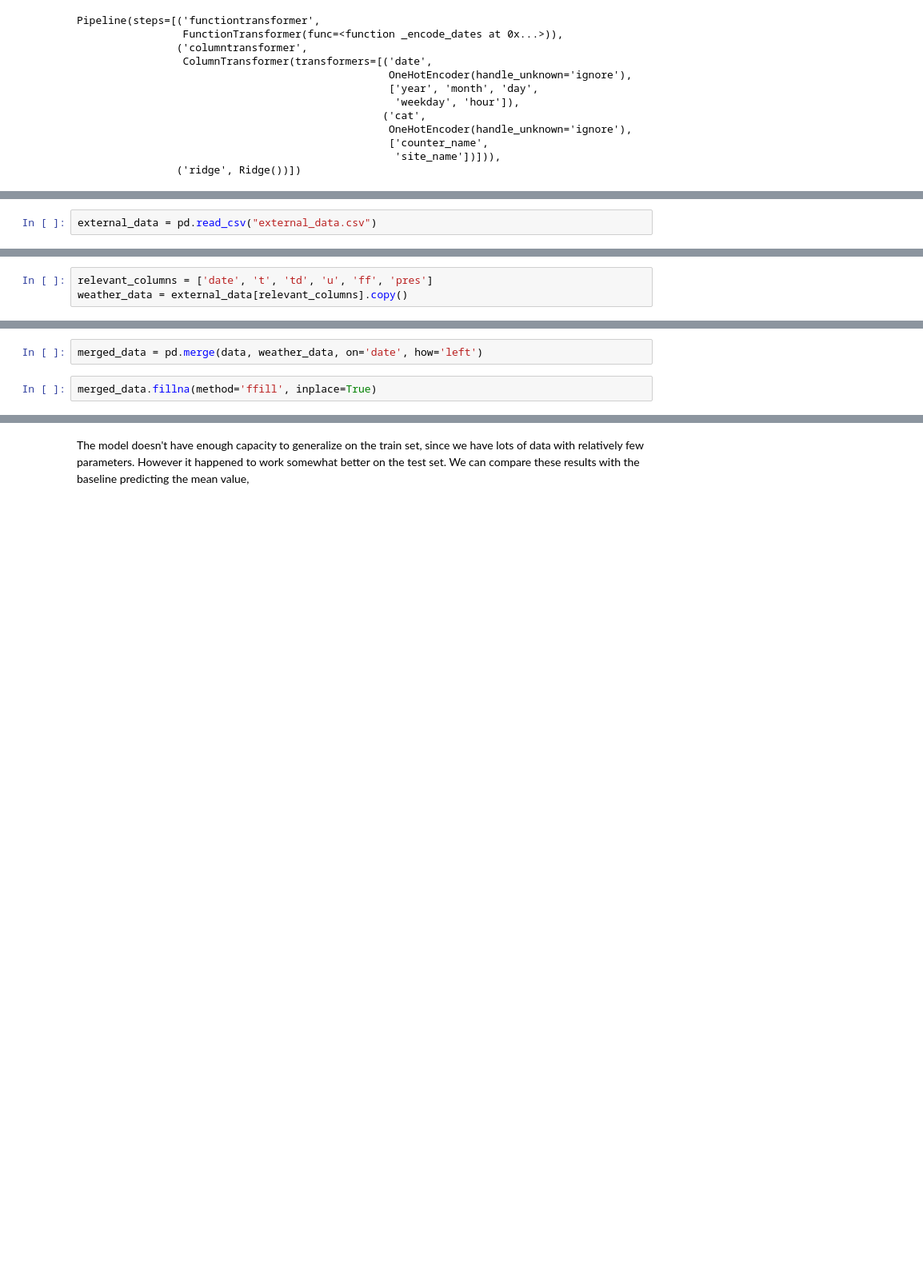
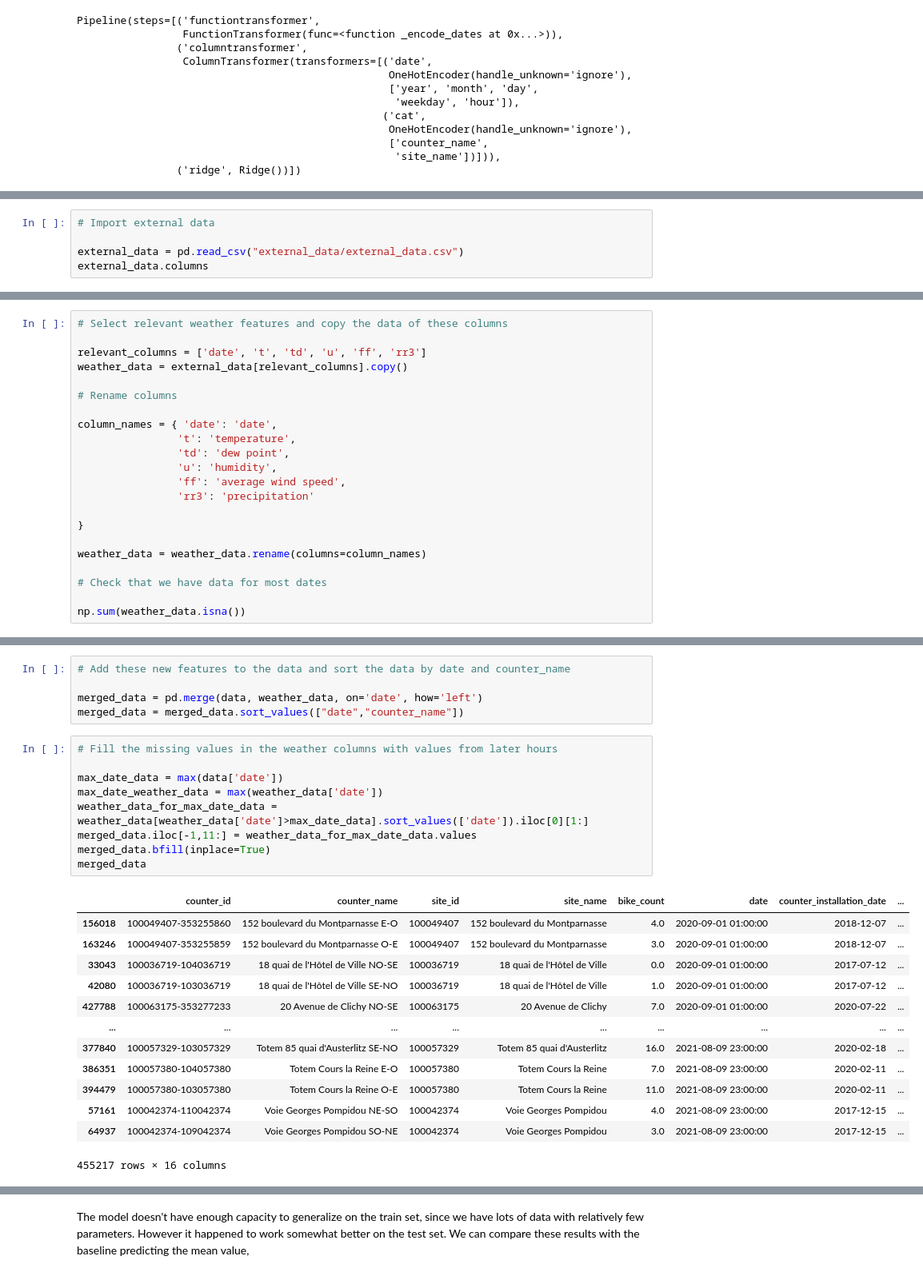
Before and after one commit to dianemans/bike_count_ldmh, a Jupyter notebook: bike_counters_starting_kit.ipynb, the cells around one changed output, grey strips where cells are left out. Shown at 80% size. Cells and saved outputs as stored; diff of their text form; blank space fills up the shorter version.

```diff
--- a/bike_counters_starting_kit.ipynb
+++ b/bike_counters_starting_kit.ipynb
@@ -377,2 +429,5 @@ Pipeline(steps=[('functiontransformer-1',
 # %%
-external_data = pd.read_csv("external_data.csv")
+# Import external data
+
+external_data = pd.read_csv("external_data/external_data.csv")
+external_data.columns
@@ -381,3 +471,22 @@ external_data['date'] = pd.to_datetime(external_data['date'])
 # %%
-relevant_columns = ['date', 't', 'td', 'u', 'ff', 'pres']
+# Select relevant weather features and copy the data of these columns
+
+relevant_columns = ['date', 't', 'td', 'u', 'ff', 'rr3']
 weather_data = external_data[relevant_columns].copy()
+
+# Rename columns
+
+column_names = { 'date': 'date',
+                't': 'temperature',
+                'td': 'dew point',
+                'u': 'humidity',
+                'ff': 'average wind speed',
+                'rr3': 'precipitation'
+
+}
+
+weather_data = weather_data.rename(columns=column_names)
+
+# Check that we have data for most dates
+
+np.sum(weather_data.isna())
@@ -384,4 +513,28 @@ weather_data = external_data[relevant_columns].copy()
 # %%
+# Add these new features to the data and sort the data by date and counter_name
+
 merged_data = pd.merge(data, weather_data, on='date', how='left')
+merged_data = merged_data.sort_values(["date","counter_name"])
 # %%
-merged_data.fillna(method='ffill', inplace=True)
+# Fill the missing values in the weather columns with values from later hours
+
+max_date_data = max(data['date'])
+max_date_weather_data = max(weather_data['date'])
+weather_data_for_max_date_data = weather_data[weather_data['date']>max_date_data].sort_values(['date']).iloc[0][1:]
+merged_data.iloc[-1,11:] = weather_data_for_max_date_data.values
+merged_data.bfill(inplace=True)
+merged_data
+# %% [output]
+|  | counter_id | counter_name | site_id | site_name | bike_count | date | counter_installation_date | ... |
+| 156018 | 100049407-353255860 | 152 boulevard du Montparnasse E-O | 100049407 | 152 boulevard du Montparnasse | 4.0 | 2020-09-01 01:00:00 | 2018-12-07 | ... |
+| 163246 | 100049407-353255859 | 152 boulevard du Montparnasse O-E | 100049407 | 152 boulevard du Montparnasse | 3.0 | 2020-09-01 01:00:00 | 2018-12-07 | ... |
+| 33043 | 100036719-104036719 | 18 quai de l'Hôtel de Ville NO-SE | 100036719 | 18 quai de l'Hôtel de Ville | 0.0 | 2020-09-01 01:00:00 | 2017-07-12 | ... |
+| 42080 | 100036719-103036719 | 18 quai de l'Hôtel de Ville SE-NO | 100036719 | 18 quai de l'Hôtel de Ville | 1.0 | 2020-09-01 01:00:00 | 2017-07-12 | ... |
+| 427788 | 100063175-353277233 | 20 Avenue de Clichy NO-SE | 100063175 | 20 Avenue de Clichy | 7.0 | 2020-09-01 01:00:00 | 2020-07-22 | ... |
+| ... | ... | ... | ... | ... | ... | ... | ... | ... |
+| 377840 | 100057329-103057329 | Totem 85 quai d'Austerlitz SE-NO | 100057329 | Totem 85 quai d'Austerlitz | 16.0 | 2021-08-09 23:00:00 | 2020-02-18 | ... |
+| 386351 | 100057380-104057380 | Totem Cours la Reine E-O | 100057380 | Totem Cours la Reine | 7.0 | 2021-08-09 23:00:00 | 2020-02-11 | ... |
+| 394479 | 100057380-103057380 | Totem Cours la Reine O-E | 100057380 | Totem Cours la Reine | 11.0 | 2021-08-09 23:00:00 | 2020-02-11 | ... |
+| 57161 | 100042374-110042374 | Voie Georges Pompidou NE-SO | 100042374 | Voie Georges Pompidou | 4.0 | 2021-08-09 23:00:00 | 2017-12-15 | ... |
+| 64937 | 100042374-109042374 | Voie Georges Pompidou SO-NE | 100042374 | Voie Georges Pompidou | 3.0 | 2021-08-09 23:00:00 | 2017-12-15 | ... |
+455217 rows × 16 columns
```
Also changed, not shown: parts of 39 cells of this notebook, 3 other files.
